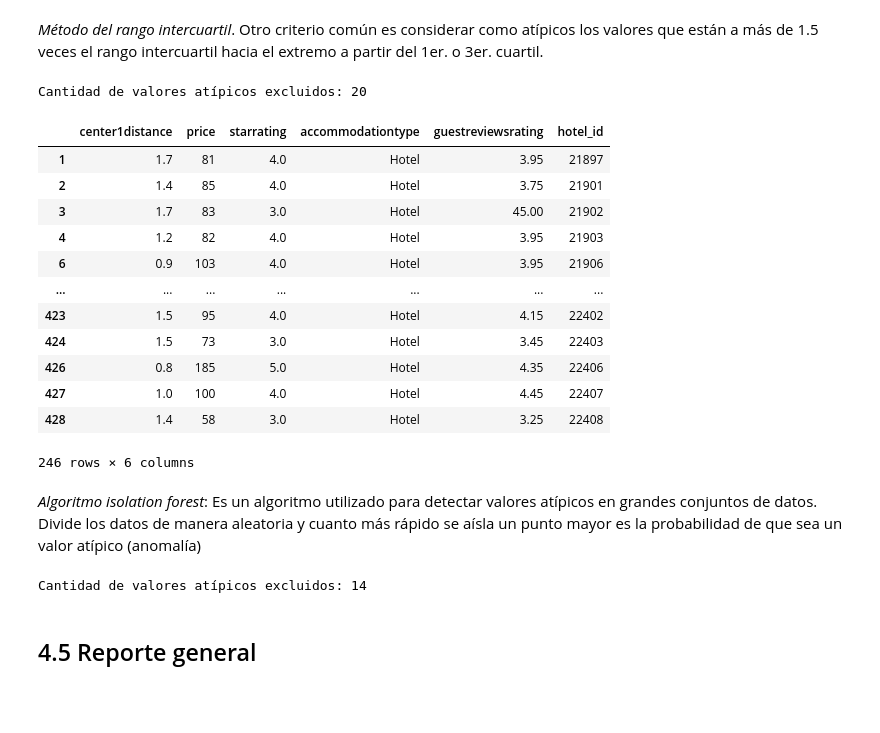
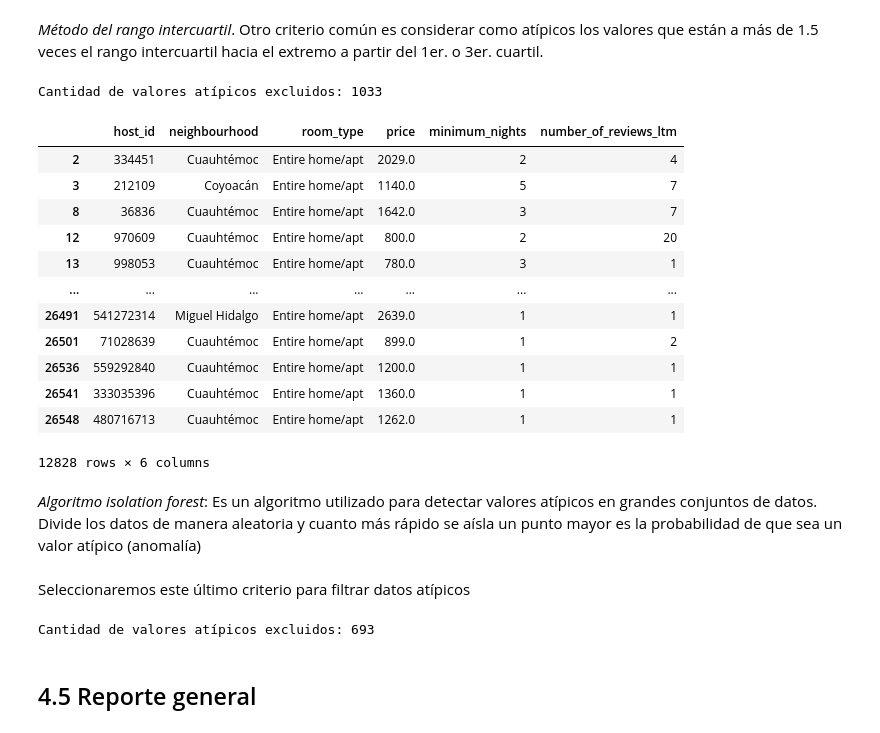
Before and after one commit to adan-rs/AnalisisDatos, a Jupyter notebook: s02_exploracion_datos/04_Preparacion_datos.ipynb, the cells around one changed output. Saved outputs shown, nothing was run; the diff lists cells and outputs as text; code cells hidden in the pictures; blank space fills up the shorter version.

```diff
--- a/s02_exploracion_datos/04_Preparacion_datos.ipynb
+++ b/s02_exploracion_datos/04_Preparacion_datos.ipynb
@@ -70,13 +170,13 @@ df[df.duplicated()]
 Una opción para eliminar datos duplicados es usar *drop_duplicates()*. En nuestro ejemplo sería: `df.drop_duplicates()`. Esto sólo elimina observaciones filas duplicadas en todas las variables. De manera predeterminada, solamente conserva la primera fila de ellas.
 En algunas ocasiones necesitaremos eliminar observaciones duplicadas en solamente algunas variables. En ese caso se puede agregar un listado con el argumento *subset*, por ejemplo: `df = df.drop_duplicates(subset=['hotel_id'])`
 # %%
-def eliminar_duplicados(df):
+def remove_duplicates(df):
     """Elimina filas duplicadas y registra la cantidad eliminada"""
-    n_antes = len(df)
+    rows_before = len(df)
     df = df.drop_duplicates()
-    n_despues = len(df)
-    print(f"Se eliminaron {n_antes - n_despues} filas duplicadas")
+    rows_after = len(df)
+    print(f"Se eliminaron {rows_before - rows_after} filas duplicadas")
     return df
 # %%
-df_clean = eliminar_duplicados(df)
+df = remove_duplicates(df)
 # %% [output]
@@ -167,0 +278,2 @@ def manejar_datos_perdidos(df):
+# %%
+df = handle_missing_data(df)
@@ -207,36 +338,37 @@ Cantidad de valores atípicos excluidos: 6
 # %% [markdown]
 *Método del rango intercuartil*. Otro criterio común es considerar como atípicos los valores que están a más de 1.5 veces el rango intercuartil hacia el extremo a partir del 1er. o 3er. cuartil.
 # %%
-def atipicos_iqr(df, columna):
+def remove_outliers_iqr(df, column):
     """
-    Filtra valores atípicos utilizando el criterio del rango intercuartil.
+    Elimina valores atípicos utilizando el criterio del rango intercuartil.
+    Retorna DataFrame sin valores atípicos.
     """
-    Q1 = df[columna].quantile(0.25)
-    Q3 = df[columna].quantile(0.75)
+    Q1 = df[column].quantile(0.25)
+    Q3 = df[column].quantile(0.75)
     IQR = Q3 - Q1
-    limite_inferior = Q1 - 1.5 * IQR
-    limite_superior = Q3 + 1.5 * IQR
-    df_sin_atipicos = df[(df[columna] > limite_inferior) & (df[columna] < limite_superior)]
-    valores_excluidos = len(df) - len(df_sin_atipicos)
-    print(f"Cantidad de valores atípicos excluidos: {valores_excluidos}")
-    return df_sin_atipicos
+    lower_limit = Q1 - 1.5 * IQR
+    upper_limit = Q3 + 1.5 * IQR
+    df_clean = df[(df[column] > lower_limit) & (df[column] < upper_limit)]
+    excluded_values = len(df) - len(df_clean)
+    print(f"Cantidad de valores atípicos excluidos: {excluded_values}")
+    return df_clean
 # %%
-atipicos_iqr(df, 'price')
+remove_outliers_iqr(df, 'price')
 # %% [output]
-Cantidad de valores atípicos excluidos: 20
+Cantidad de valores atípicos excluidos: 1033
-|  | center1distance | price | starrating | accommodationtype | guestreviewsrating | hotel_id |
-| 1 | 1.7 | 81 | 4.0 | Hotel | 3.95 | 21897 |
-| 2 | 1.4 | 85 | 4.0 | Hotel | 3.75 | 21901 |
-| 3 | 1.7 | 83 | 3.0 | Hotel | 45.00 | 21902 |
-| 4 | 1.2 | 82 | 4.0 | Hotel | 3.95 | 21903 |
-| 6 | 0.9 | 103 | 4.0 | Hotel | 3.95 | 21906 |
+|  | host_id | neighbourhood | room_type | price | minimum_nights | number_of_reviews_ltm |
+| 2 | 334451 | Cuauhtémoc | Entire home/apt | 2029.0 | 2 | 4 |
+| 3 | 212109 | Coyoacán | Entire home/apt | 1140.0 | 5 | 7 |
+| 8 | 36836 | Cuauhtémoc | Entire home/apt | 1642.0 | 3 | 7 |
+| 12 | 970609 | Cuauhtémoc | Entire home/apt | 800.0 | 2 | 20 |
+| 13 | 998053 | Cuauhtémoc | Entire home/apt | 780.0 | 3 | 1 |
 | ... | ... | ... | ... | ... | ... | ... |
-| 423 | 1.5 | 95 | 4.0 | Hotel | 4.15 | 22402 |
-| 424 | 1.5 | 73 | 3.0 | Hotel | 3.45 | 22403 |
-| 426 | 0.8 | 185 | 5.0 | Hotel | 4.35 | 22406 |
-| 427 | 1.0 | 100 | 4.0 | Hotel | 4.45 | 22407 |
-| 428 | 1.4 | 58 | 3.0 | Hotel | 3.25 | 22408 |
+| 26491 | 541272314 | Miguel Hidalgo | Entire home/apt | 2639.0 | 1 | 1 |
+| 26501 | 71028639 | Cuauhtémoc | Entire home/apt | 899.0 | 1 | 2 |
+| 26536 | 559292840 | Cuauhtémoc | Entire home/apt | 1200.0 | 1 | 1 |
+| 26541 | 333035396 | Cuauhtémoc | Entire home/apt | 1360.0 | 1 | 1 |
+| 26548 | 480716713 | Cuauhtémoc | Entire home/apt | 1262.0 | 1 | 1 |
-246 rows × 6 columns
+12828 rows × 6 columns
 # %% [markdown]
 *Algoritmo isolation forest*: Es un algoritmo utilizado para detectar valores atípicos en grandes conjuntos de datos. Divide los datos de manera aleatoria y cuanto más rápido se aísla un punto mayor es la probabilidad de que sea un valor atípico (anomalía)
 # %%
@@ -262,7 +394,9 @@ def eliminar_atipicos_isolation_forest(df, columnas, contamination=0.05, random_
+# %% [markdown]
+Seleccionaremos este último criterio para filtrar datos atípicos
 # %%
-datos_sin_atipicos = eliminar_atipicos_isolation_forest(df, columnas=['center1distance','price'])
+df = remove_outliers_iso_forest(df, columns=['price', 'minimum_nights'])
 # %% [output]
-Cantidad de valores atípicos excluidos: 14
+Cantidad de valores atípicos excluidos: 693
 # %% [markdown]
 ## 4.5 Reporte general
 # %%
```
Also changed, not shown: parts of 38 cells of this notebook, 2 other files.
